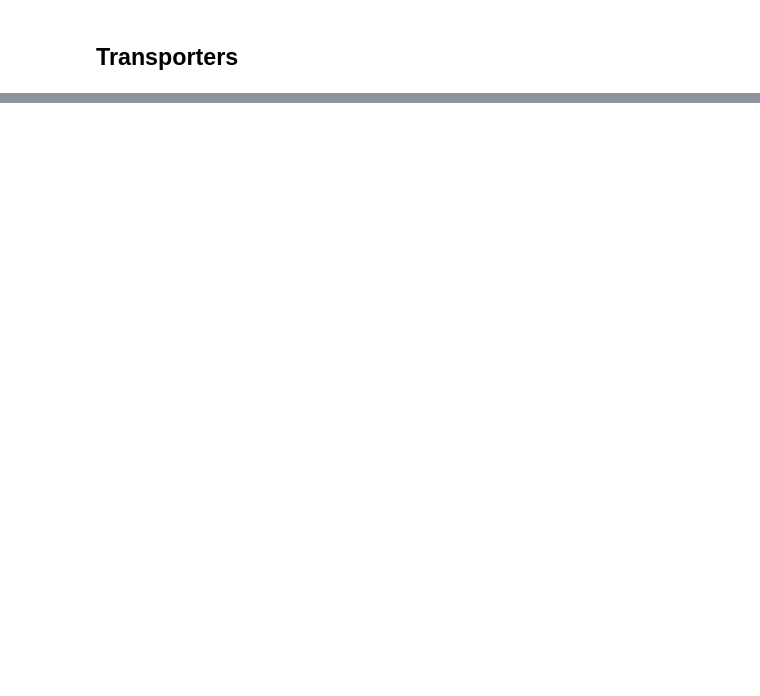
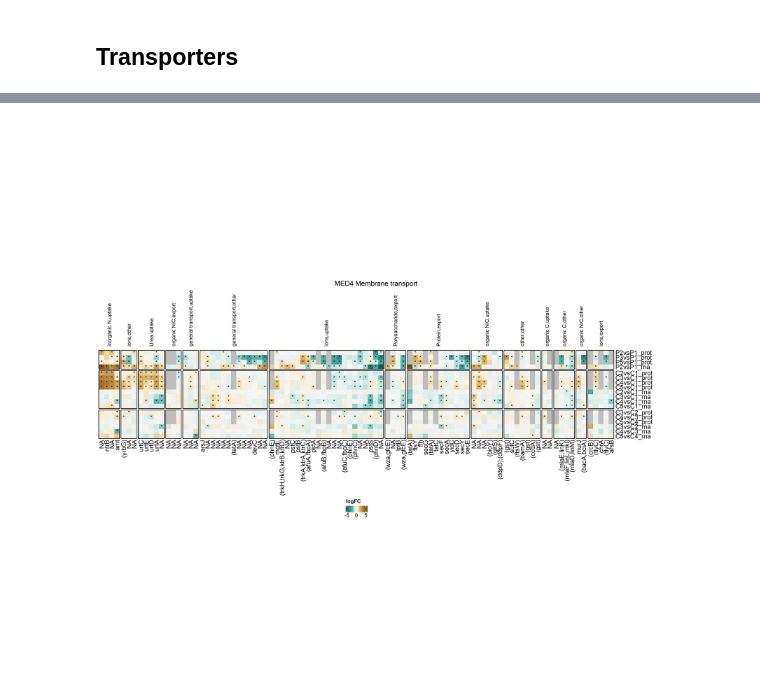
Before and after one commit to wosnat/CC1A3, a Jupyter notebook: Enrichment/CC1A3 MED4 heatmaps Enrichment transport.ipynb, the cells around one changed output, grey strips where cells are left out. Drawn from its saved outputs; the diff is of its cells as text; code cells hidden in the pictures; blank space fills up the shorter version.

Commit message:
transport heatmaps

```diff
--- a/Enrichment/CC1A3 MED4 heatmaps Enrichment transport.ipynb
+++ b/Enrichment/CC1A3 MED4 heatmaps Enrichment transport.ipynb
@@ -79,3 +40,5 @@ Compare DE genes and DE proteins and run enrichment for all
 # Create DE df
 # %% [markdown]
 # GOSEQ
+# %%
+df_transport_classes = read_csv(file.path('DE_results', 'transport_classes.csv'), name_repair = 'universal' )
@@ -297,7 +272,7 @@ transport_de_genes = df_all %>%
     filter(Membrane.transport %in% 'Membrane transport') %>%
     filter(padj < 0.05) %>%
     distinct(gene_id)
-df_all %>%
+df_transport = df_all %>%
     #filter(Membrane.transport %in% 'Membrane transport') %>%
     filter(gene_id %in% transport_genes$gene_id) %>%
     distinct(gene_id, .keep_all = TRUE) %>%
@@ -306,4 +281,5 @@ df_all %>%
     mutate(system = if_else(str_detect(system, "subunit"),str_remove(system, "subunit.*"), system)) %>%
     mutate(system = if_else(str_detect(system, " protein"),str_remove(system, " protein.*"), system)) %>% # add the space to avoid preprotein
     #extract(ecpath, c("system"), "^K[[:digit:]]+ *[^;]*; ([^\\[]+)", remove = FALSE) %>%
-    count(system) %>% write_csv('tmp.csv')
+    mutate(system=str_trim(system)) #%>%
+    #count(system) %>% write_csv('tmp.csv')
@@ -599,2 +449,59 @@ draw(ht_list, heatmap_legend_side = "bottom", merge_legend = TRUE,column_title =
+# %%
+gene_stars_continues = df_all %>% filter(gene_id %in% df_transport$gene_id) %>%
+    filter(contrast1 %in% contrast_list_pro_continues) %>%
+    replace_na(list(padj=1)) %>%
+    mutate(star = if_else(padj < 0.05, '*', '')) %>%
+    pivot_wider(id_cols = contrast1, values_from = star, names_from = gene_id, values_fill = '') %>%
+    mutate(contrast1 = factor(contrast1, levels=contrast_list_pro_continues)) %>%
+    arrange(contrast1) %>%
+    column_to_rownames('contrast1')  %>%
+    relocate(rownames(gene_meta))
+# %%
+
+gene_mat = df_all %>% filter(gene_id %in% df_transport$gene_id) %>%
+    filter(contrast1 %in% contrast_list_pro_continues) %>%
+    pivot_wider(id_cols = contrast1, values_from = logFC, names_from = gene_id) %>%
+    mutate(contrast1 = factor(contrast1, levels=contrast_list_pro_continues)) %>%
+    arrange(contrast1) %>%
+    column_to_rownames('contrast1')  %>%
+    relocate(rownames(gene_meta)) %>% as.matrix() %>%
+Heatmap(
+     name = 'logFC',
+    col = goseq_pal_fc_fun,
+#     rect_gp = gpar(col = "white", lwd = 2),
+     cluster_rows  = FALSE,
+     show_column_dend = FALSE,
+     #row_order = rownames(goseq_meta),
+     row_split = contrast_map_to_label_pro_continues[contrast_list_pro_continues],
+
+#     #row_title_gp = gpar(col = group_pal),
+#     row_names_gp = gpar(col = group_pal),
+     border=TRUE,
+#     width=unit(1, 'cm'),
+     height=unit(6, 'cm'),
+     heatmap_legend_param = list(direction = "horizontal"),
+     row_title=NULL,
+     #column_title=NULL,
+    column_split = gene_meta %>% select(Compound.Category, Direction), #, Substrate.s.),
+    column_title_gp = gpar(fontsize = 10),
+    column_title_rot = 90,
+    column_labels=gene_meta$gene,
+#     top_annotation = HeatmapAnnotation(
+#         Pathway=gene_meta$system,
+#         #show_legend =FALSE,
+#         #col = list(Pathway = c('Yes' = "grey", 'No' = "white"))#,
+#         #show_legend=FALSE,
+#     ),
+
+    cell_fun = function(j, i, x, y, width, height, fill) {
+        grid.text(sprintf("%s", gene_stars_continues[i, j]), x, y, gp = gpar(fontsize = 9))
+    },
+
+    #column_title = 'MED4: GOSEQ Score - upregulated',
+) #, annotation_col = goseq_meta) #, annotation_row = path_meta)
+ht_list = gene_mat  #+ ann_mat
+draw(ht_list, heatmap_legend_side = "bottom", merge_legend = TRUE,column_title = module_title )
+# %% [output]
+[figure, added]
 # %%
 paste0(unique(gene_meta$system), collapse = ' , ')
```
Also changed, not shown: parts of 25 cells of this notebook, 3 other files.
